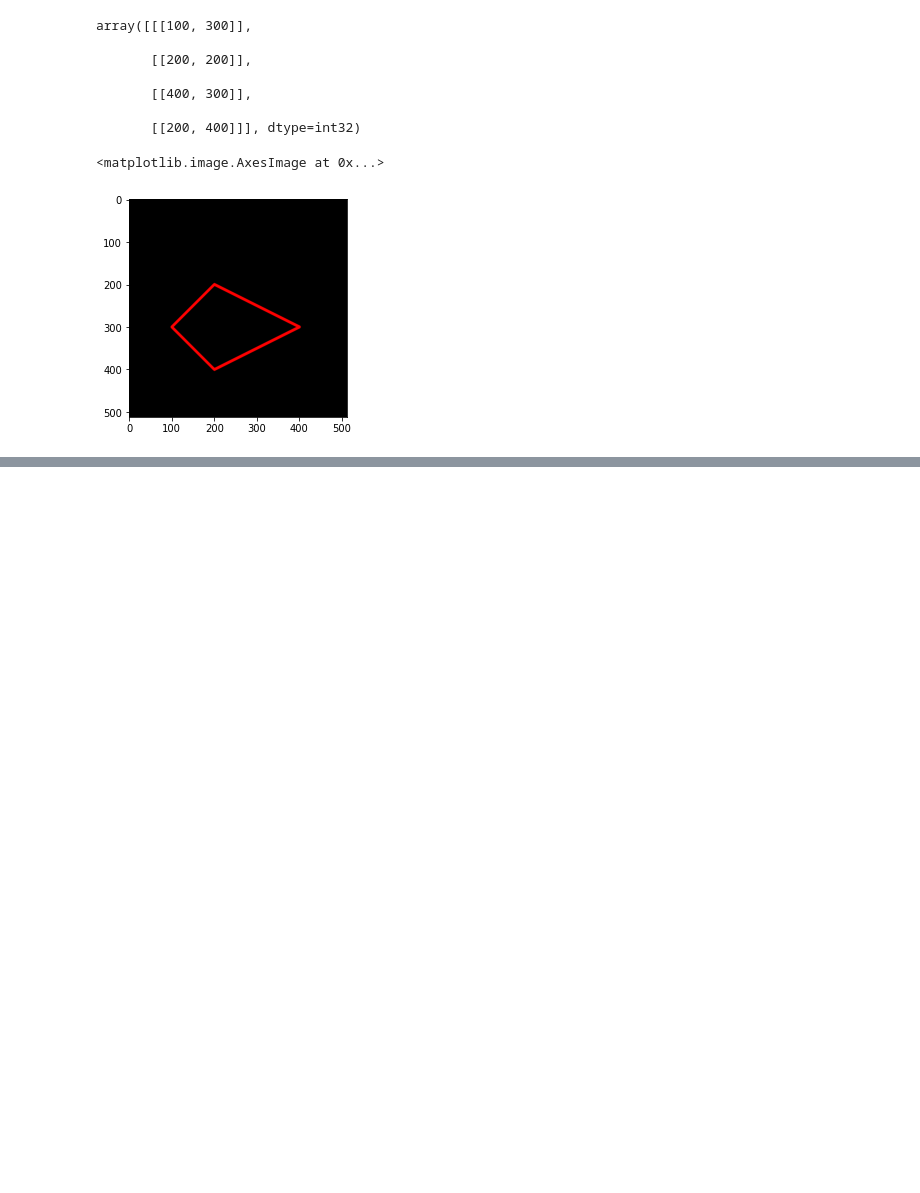
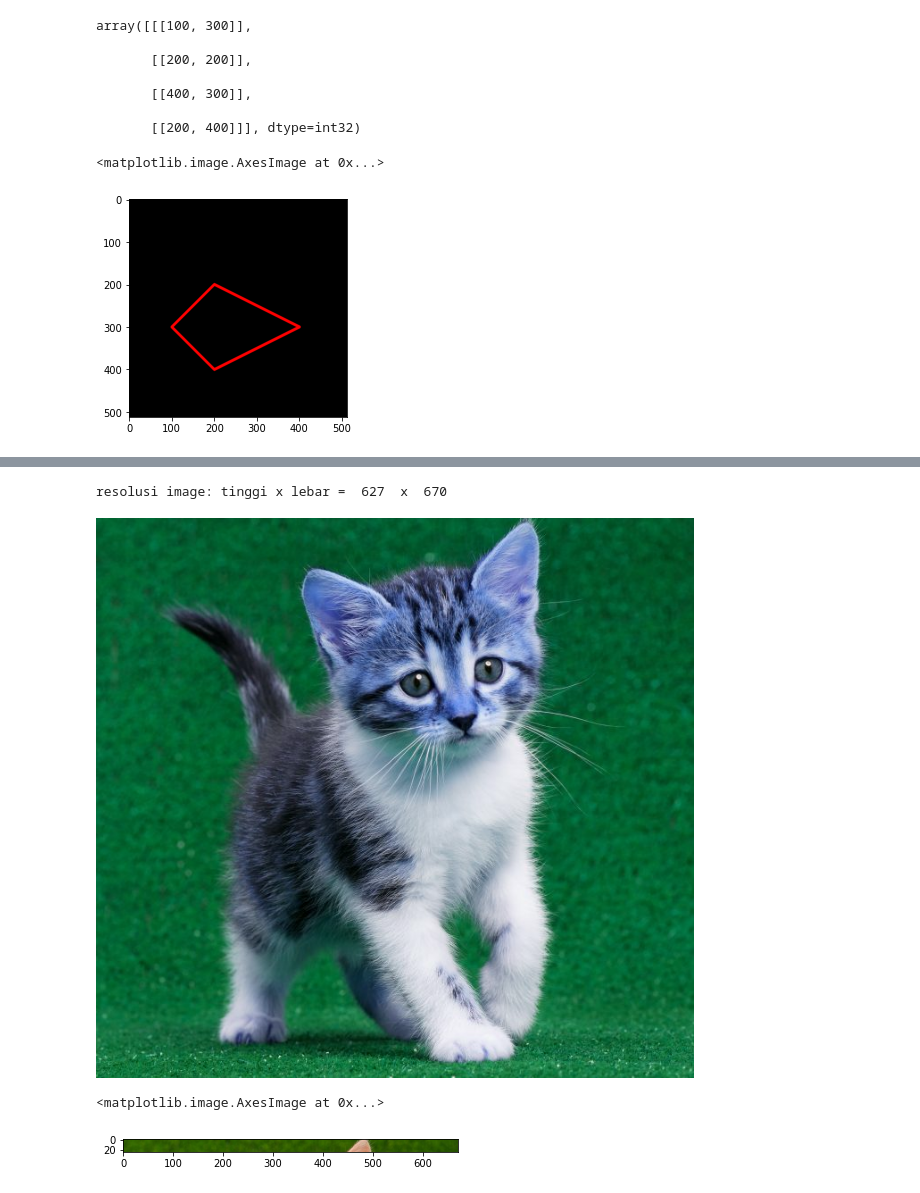
Before and after one commit to userthalib/PCVK_Genap_2022, a Jupyter notebook: Week2.ipynb, the cells around one changed output, grey strips where cells are left out. Saved outputs shown, nothing was run; the diff lists cells and outputs as text; code cells hidden in the pictures; blank space fills up the shorter version.

```diff
--- a/Week2.ipynb
+++ b/Week2.ipynb
@@ -137,0 +157,14 @@ plt.imshow(black_img2)
+# %%
+tinggi = img3.shape[0]
+lebar = img3.shape[1]
+print("resolusi image: tinggi x lebar = ", tinggi," x ",lebar)
+cv2_imshow(img3)
+# %% [output]
+resolusi image: tinggi x lebar =  627  x  670
+[figure, added]
+# %%
+cropped_image2 = img3[5:30, 0:670]
+plt.imshow(cropped_image2, cmap='Greens')
+# %% [output]
+<matplotlib.image.AxesImage at 0x...>
+[figure, added]
```
Also changed, not shown: parts of 8 cells of this notebook.
